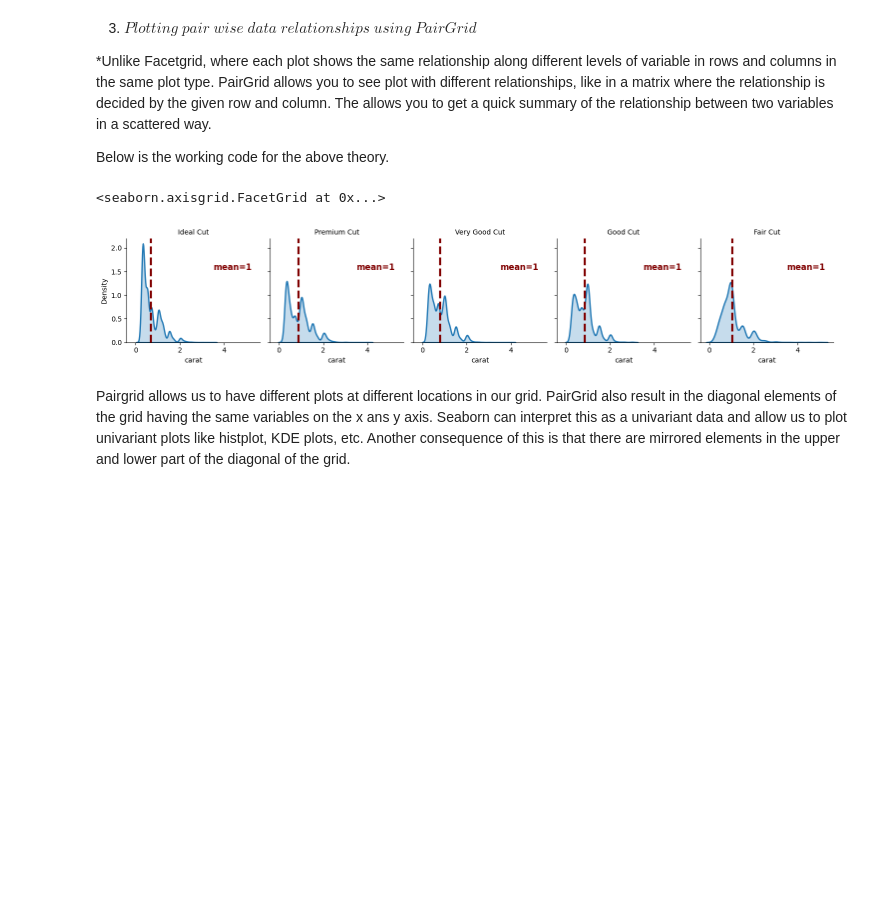
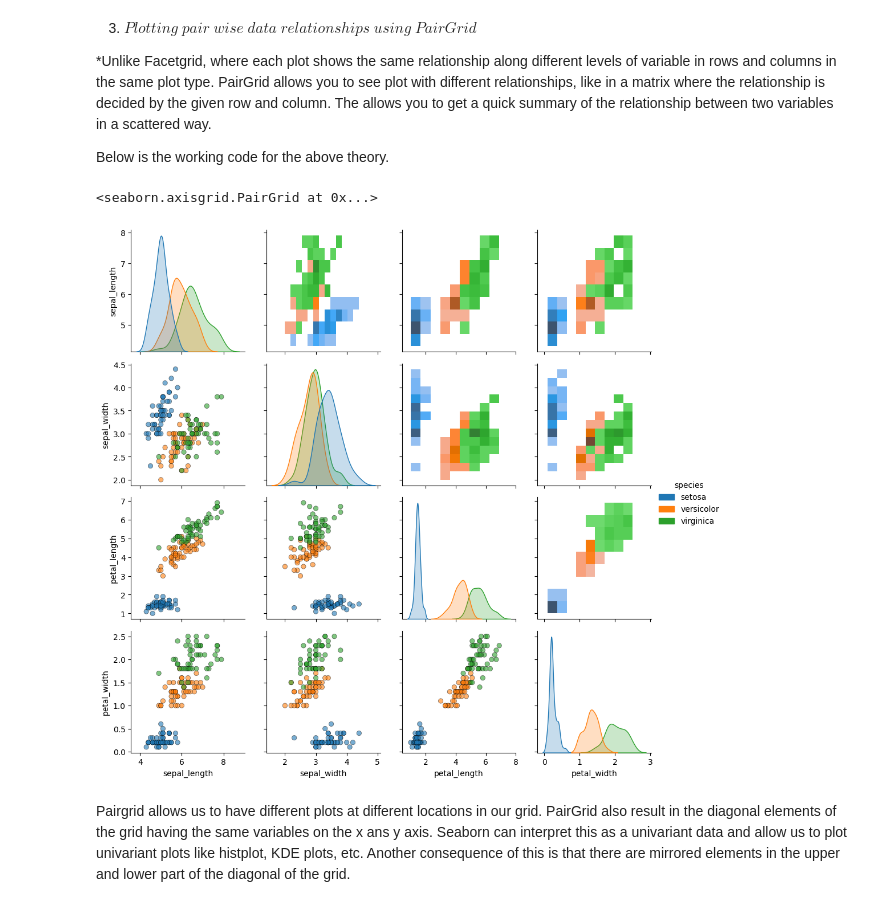
Before and after one commit to BhaumikIITGN/FacetGrid, a Jupyter notebook: PSDV (1).ipynb, the cells around one changed output. Cells and saved outputs as stored; diff of their text form; code cells hidden in the pictures; blank space fills up the shorter version.

```diff
--- a/PSDV (1).ipynb
+++ b/PSDV (1).ipynb
@@ -107,41 +134,17 @@ print(diamonds.head())
 *Unlike Facetgrid, where each plot shows the same relationship along different levels of variable in rows and columns in the same plot type. PairGrid allows you to see plot with different relationships, like in a matrix where the relationship is decided by the given row and column. The allows you to get a quick summary of the relationship between two variables in a scattered way.
 
 Below is the working code for the above theory.
-# %%
-import matplotlib.pyplot as plt
-import numpy as np
-import seaborn as sns
-
-def add_mean_line(data, var=None, **kws):
-
-    # If no variable provided skip adding mean line
-    if not var: return
-
-    #Calculate mean for each group
-    m = np.mean(data[var])
-
-    #Get current axis
-    ax = plt.gca()
-
-    #add line at group mean
-    ax.axvline(m, color='maroon', lw=3, ls='--')
-
-    #annotate group mean
-    x_pos=0.65
-    if m > 5000: x_pos=0.2
-    ax.text(x_pos, 0.7, f'mean={m:.0f}',
-            transform=ax.transAxes,   #transforms positions to range from (0,0) to (1,1)
-            color='maroon', fontweight='bold', fontsize=12)
-
-diamonds = sns.load_dataset("diamonds")
-d = sns.FacetGrid(diamonds,col='cut')
-d.map_dataframe(sns.kdeplot,x='carat',fill=True,linewidth=2)
-d.map_dataframe(add_mean_line,var='carat')
-d.set_titles(col_template='{col_name} Cut')
-d.add_legend()
-# %% [output]
-<seaborn.axisgrid.FacetGrid at 0x...>
-[figure, removed]
+# %%
+import seaborn as sns
+iris = sns.load_dataset("iris")
+i = sns.PairGrid(iris, hue='species', diag_sharey=False)
+i.map_diag(sns.kdeplot,fill=True) #only plots in the diagonal of the grid
+i.map_lower(sns.scatterplot,alpha=0.6,ec='k') #only plots in the  lower triangle of the grid
+i.map_upper(sns.histplot) #only plots in the  upper triangle of the grid
+i.add_legend()
+# %% [output]
+<seaborn.axisgrid.PairGrid at 0x...>
+[figure, added]
 # %% [markdown]
 Pairgrid allows us to have different plots at different locations in our grid. PairGrid also result in the diagonal elements of the grid having the same variables on the x ans y axis. Seaborn can interpret this as a univariant data and allow us to plot univariant plots like histplot, KDE plots, etc. Another consequence of this is that there are mirrored elements in the upper and lower part of the diagonal of the grid.
 # %% [markdown]
```
Also changed, not shown: parts of 4 cells of this notebook.
